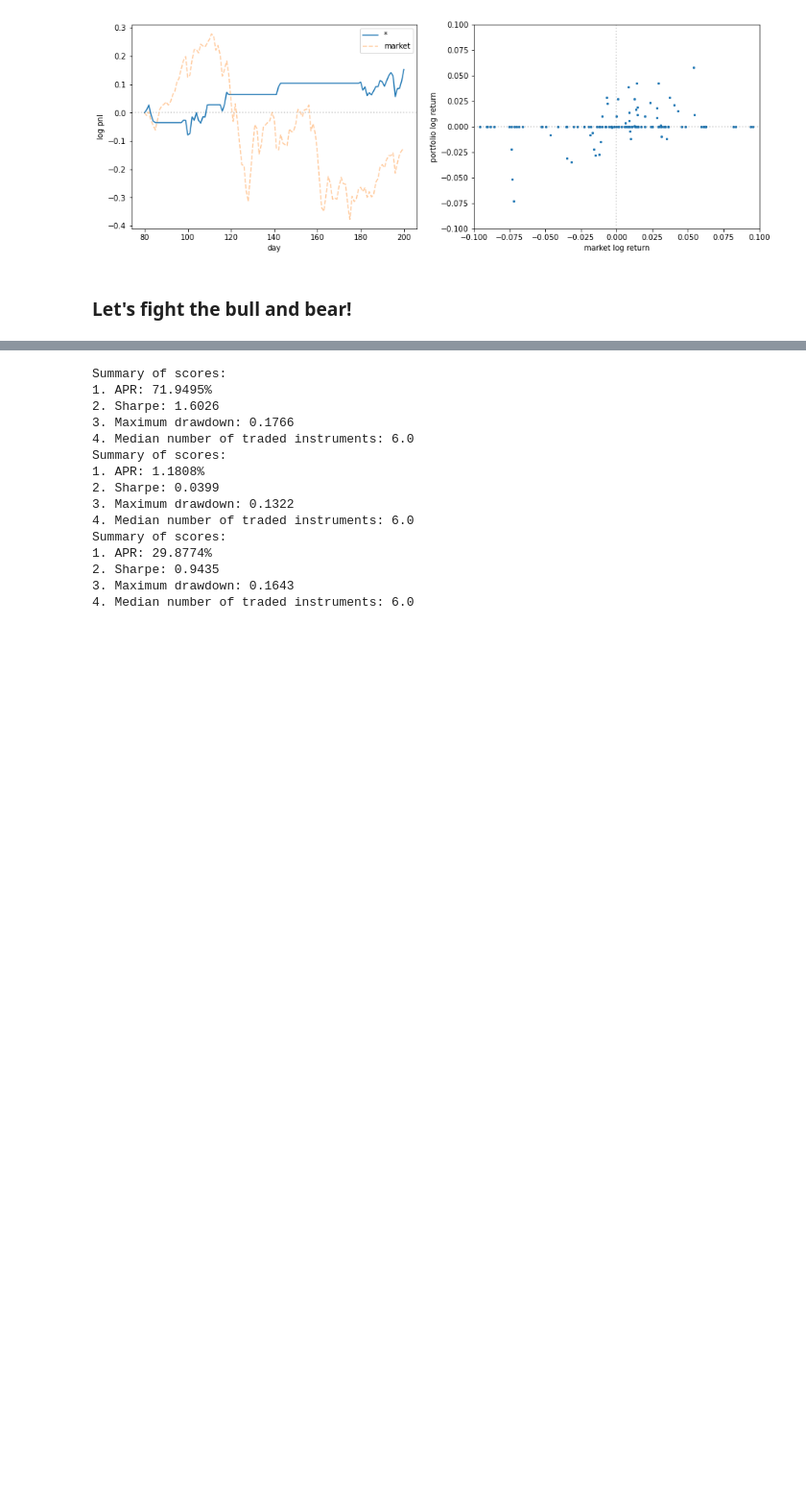
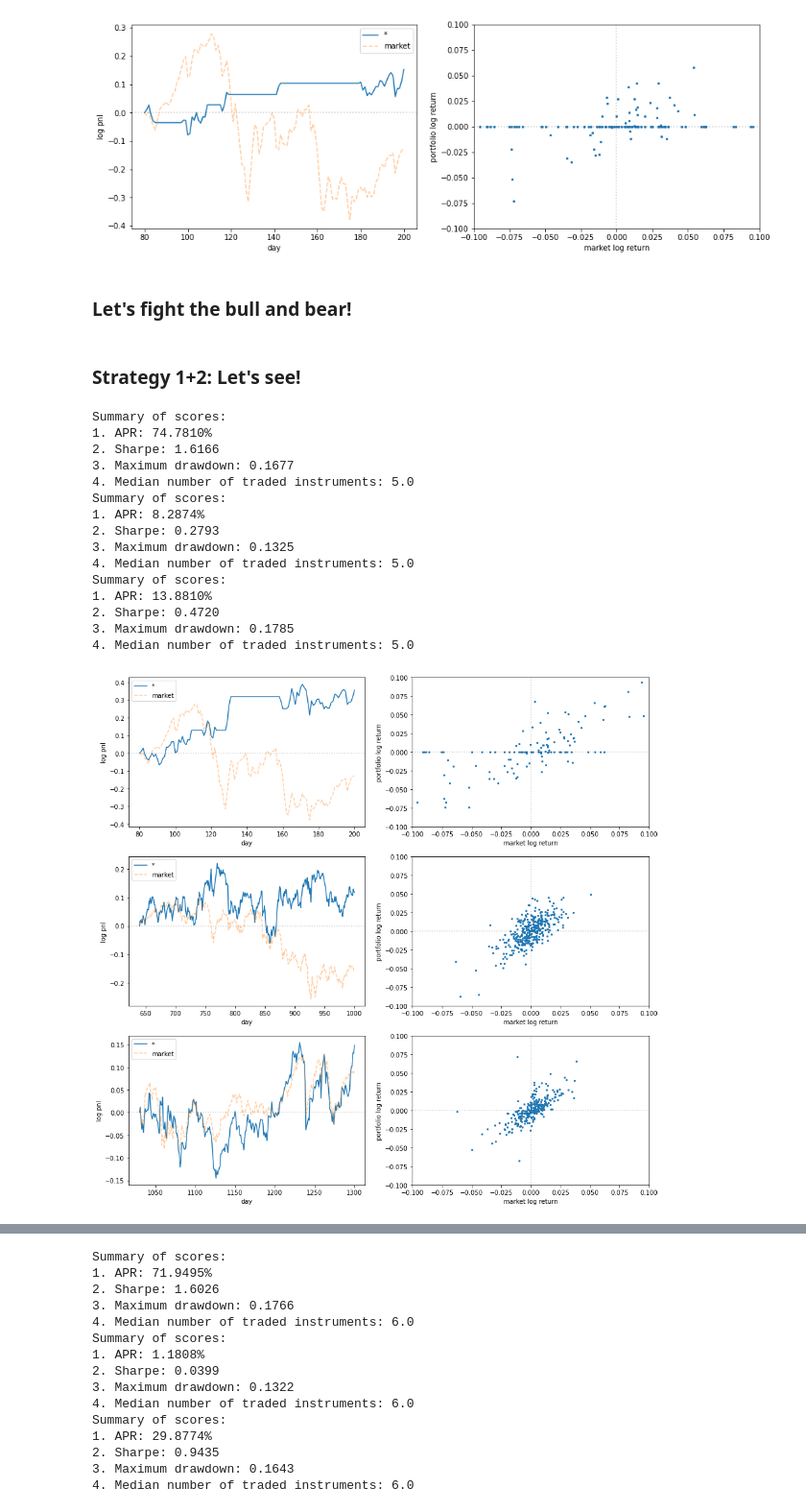
Before and after one commit to owen8877/qids-2023-comp, a Jupyter notebook: playground/shockspeare/2_Mar28_FightTheBear.ipynb, the cells around one changed output, grey strips where cells are left out. Shown at 96% size. Cells and saved outputs as stored; diff of their text form; code cells hidden in the pictures; blank space fills up the shorter version.

Commit message:
Face the bear again!

```diff
--- a/playground/shockspeare/2_Mar28_FightTheBear.ipynb
+++ b/playground/shockspeare/2_Mar28_FightTheBear.ipynb
@@ -96,20 +103,58 @@ class PE_Bear_Portfolio(Portfolio):
         bear_thr = -0.05
         bull_thr = 0.05
         market_pe = pe.median().item()
+        is_bear = X_['pe_moving_diff_5']<X_['pe_moving_diff_20']
 
-        dont_buy = (X_.return_0 < bear_thr) & (X_.close_ma_diff_100 < 0)
+        dont_buy = (X_.return_0 < bear_thr) & (X_.close_ma_diff_20 < 0) & (X_.close_ma_diff_100 < 0)
 
         good_company = (pe > 0) & (pe < 15) & (1-dont_buy)
         investment = np.where(good_company, pe**(-5), 0)
+        # print(investment.max())
+        # add stocks with bull performance when market is good (strategy one)
+        # version_1
+        # investment += (market_pe<40)*(X_.close_ma_diff_5>0)*(X_.close_ma_diff_20>0)*(X_.close_ma_diff_100>0)\
+        #               *(X_.return_0>bull_thr)*(X_.return_0-bull_thr)/(X_.return_0-bull_thr).max()*investment.max()
+        # version_2:
+        investment += (market_pe<40)*(1-is_bear)*(X_.close_ma_diff_5>0)*(X_.close_ma_diff_20>0)*(X_.close_ma_diff_100<0)\
+                      *(X_.return_0>bull_thr)*(X_.return_0-bull_thr)/(X_.return_0-bull_thr).max()*investment.max()*0.5
 
-        # add stocks with bull performance when market is good
-        investment += (market_pe<40)*(X_.close_ma_diff_100>0)*(X_.close_ma_diff_5>0)*(X_.close_ma_diff_20>0)\
-                      *(X_.return_0>bull_thr)*(X_.return_0-bull_thr)/(X_.return_0-bull_thr).max()*investment.max()
         s = max(1e-6, investment.sum())
         y = investment / s
 
-        propose = (y* min(50 / market_pe, 1)).squeeze()
+        # strategy 2
+        propose = (y* (min(50 / market_pe, 1)*(1-is_bear).values + is_bear.values*min(market_pe/25,1))).squeeze()
+
+        # propose = (y* (min(50 / market_pe, 1))).squeeze()
 
         propose[propose < 0.01] = 0
         # print(current_day, np.where(propose > 0), propose[np.where(propose > 0)])
         return propose
+# %% [markdown]
+### Strategy 1+2: Let's see!
+# %%
+## pe50; pe^-5; bear_thr -0.05; ma20 & 100; bull_thr 0.05; strategy2 pe_ma_diff_5 with 20 is bear; low pe thr = 25 best
+
+pe_bear_portfolio = PE_Bear_Portfolio()
+stat = bt.cross_validation(pe_bear_portfolio, ['pe',  'close_ma_diff_5', 'pe_moving_diff_5', 'pe_moving_diff_20', 'close_ma_diff_20', 'close_ma_diff_100', 'return_0'],
+                           ds, lookback_window=3, need_full_lookback=True)
+# stat = bt.cross_validation(pe_bear_portfolio, ['pe', 'close_ma_diff_5', 'close_ma_diff_20', 'close_ma_diff_100', 'return_0'],
+#                            ds.sel(day=slice(70, 210)), lookback_window=3, need_full_lookback=True)
+
+analyze_stat(stat)
+# %% [output]
+Summary of scores:
+1. APR: 74.7810%
+2. Sharpe: 1.6166
+3. Maximum drawdown: 0.1677
+4. Median number of traded instruments: 5.0
+Summary of scores:
+1. APR: 8.2874%
+2. Sharpe: 0.2793
+3. Maximum drawdown: 0.1325
+4. Median number of traded instruments: 5.0
+Summary of scores:
+1. APR: 13.8810%
+2. Sharpe: 0.4720
+3. Maximum drawdown: 0.1785
+4. Median number of traded instruments: 5.0
+[figure, added]
```
Also changed, not shown: parts of 18 cells of this notebook, 1 other file.
